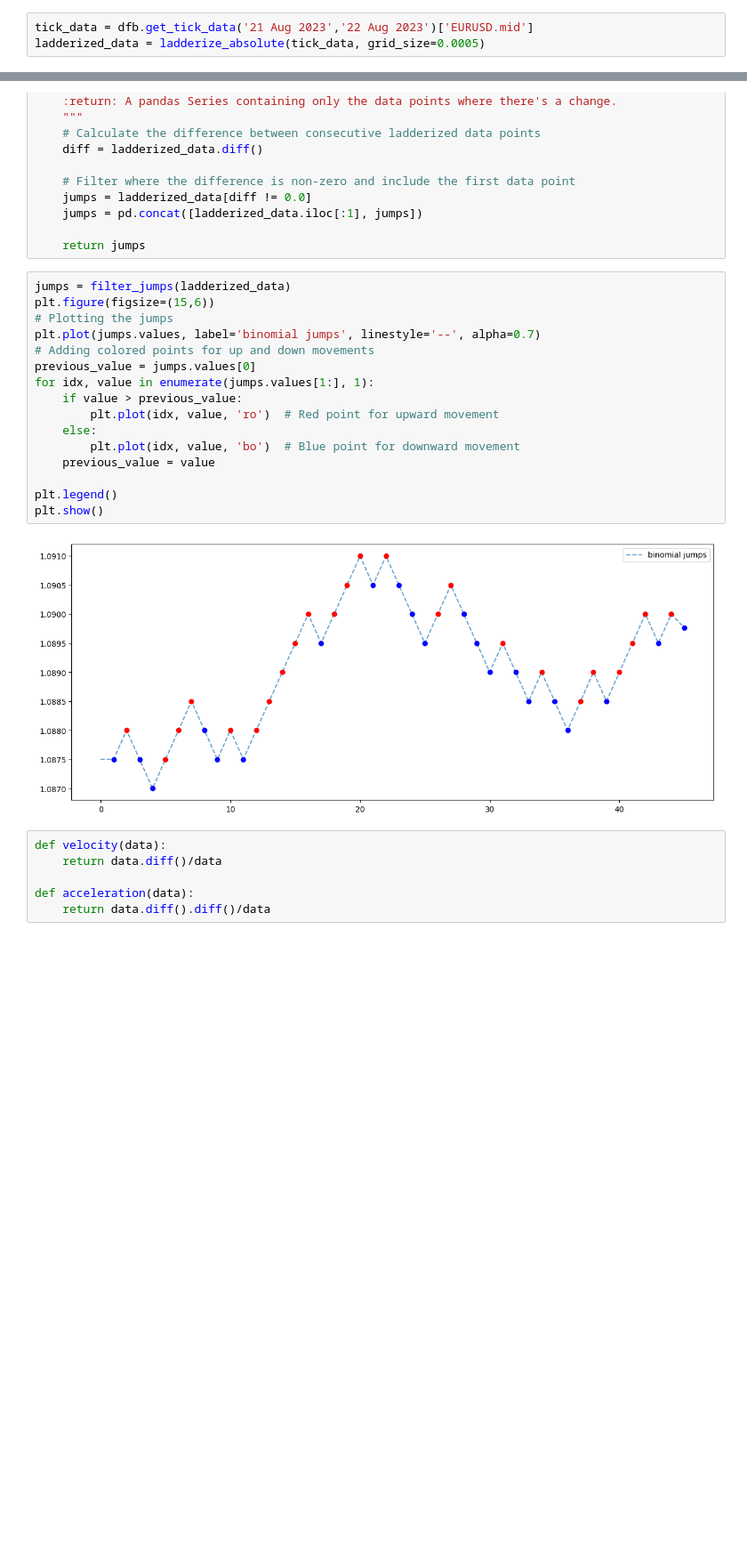
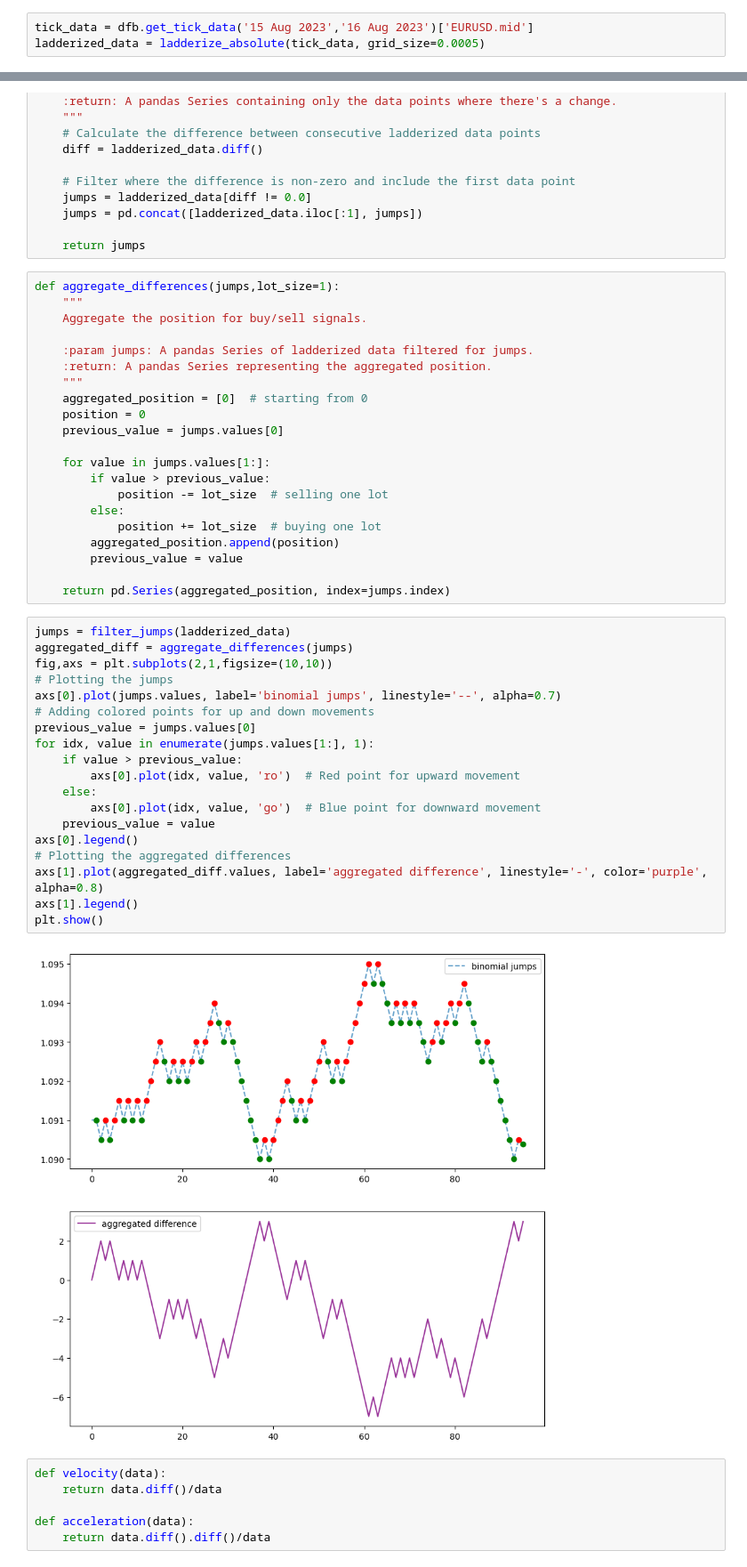
Before and after one commit to SamanvayMS/bp-Trading, a Jupyter notebook: Data_analysis.ipynb, the cells around one changed output, grey strips where cells are left out. Shown at 89% size. Drawn from its saved outputs; the diff is of its cells as text; blank space fills up the shorter version.

Commit message:
addede position plot

```diff
--- a/Data_analysis.ipynb
+++ b/Data_analysis.ipynb
@@ -188,4 +188,4 @@ plot_ladderized('21 Aug 2023','22 Aug 2023',grid_size=0.0005,ladderize_function=
 # %%
-tick_data = dfb.get_tick_data('21 Aug 2023','22 Aug 2023')['EURUSD.mid']
+tick_data = dfb.get_tick_data('15 Aug 2023','16 Aug 2023')['EURUSD.mid']
 ladderized_data = ladderize_absolute(tick_data, grid_size=0.0005)
 # %% [output]
@@ -210,24 +210,48 @@ def filter_jumps(ladderized_data):
     jumps = pd.concat([ladderized_data.iloc[:1], jumps])
 
     return jumps
+# %%
+def aggregate_differences(jumps,lot_size=1):
+    """
+    Aggregate the position for buy/sell signals.
+
+    :param jumps: A pandas Series of ladderized data filtered for jumps.
+    :return: A pandas Series representing the aggregated position.
+    """
+    aggregated_position = [0]  # starting from 0
+    position = 0
+    previous_value = jumps.values[0]
+
+    for value in jumps.values[1:]:
+        if value > previous_value:
+            position -= lot_size  # selling one lot
+        else:
+            position += lot_size  # buying one lot
+        aggregated_position.append(position)
+        previous_value = value
+
+    return pd.Series(aggregated_position, index=jumps.index)
 # %%
 jumps = filter_jumps(ladderized_data)
-plt.figure(figsize=(15,6))
+aggregated_diff = aggregate_differences(jumps)
+fig,axs = plt.subplots(2,1,figsize=(10,10))
 # Plotting the jumps
-plt.plot(jumps.values, label='binomial jumps', linestyle='--', alpha=0.7)
+axs[0].plot(jumps.values, label='binomial jumps', linestyle='--', alpha=0.7)
 # Adding colored points for up and down movements
 previous_value = jumps.values[0]
 for idx, value in enumerate(jumps.values[1:], 1):
     if value > previous_value:
-        plt.plot(idx, value, 'ro')  # Red point for upward movement
+        axs[0].plot(idx, value, 'ro')  # Red point for upward movement
     else:
-        plt.plot(idx, value, 'bo')  # Blue point for downward movement
+        axs[0].plot(idx, value, 'go')  # Blue point for downward movement
     previous_value = value
-
-plt.legend()
+axs[0].legend()
+# Plotting the aggregated differences
+axs[1].plot(aggregated_diff.values, label='aggregated difference', linestyle='-', color='purple', alpha=0.8)
+axs[1].legend()
 plt.show()
 # %% [output]
-[figure, old version]
+[figure, new version]
 # %%
 def velocity(data):
     return data.diff()/data
```
Also changed, not shown: parts of 3 cells of this notebook, 1 other file.
